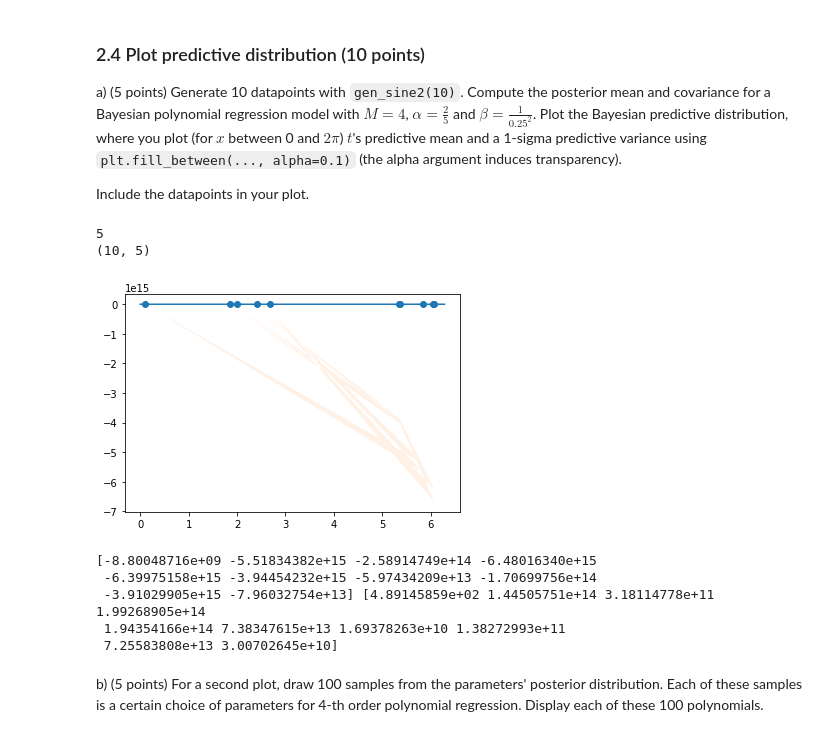
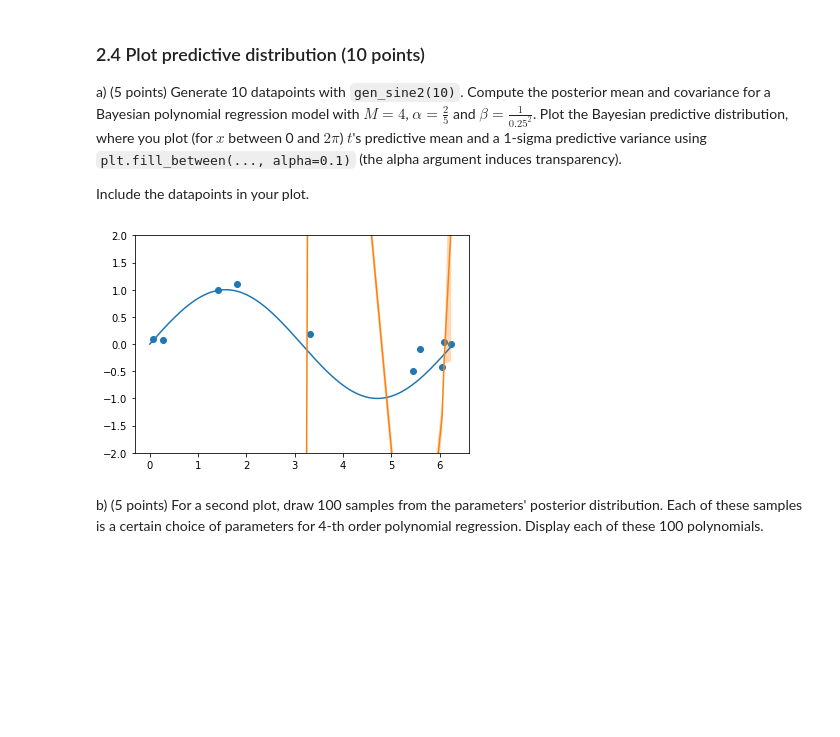
Before and after one commit to filipkny/MachineLearning1_UvA, a Jupyter notebook: lab1.ipynb, the cells around one changed output. Drawn from its saved outputs; the diff is of its cells as text; code cells hidden in the pictures; blank space fills up the shorter version.

```diff
--- a/lab1.ipynb
+++ b/lab1.ipynb
@@ -490,6 +490,7 @@ Write a function `gen_sine2(N)` that behaves identically to `gen_sine(N)` except
 variance = 0.25
 def gen_sine2(n):
     x = [random.uniform(0,2*np.pi) for _ in range(n)]
+    x.sort()
     t = []
     for x_ in x:
         mean = np.sin(x_)
@@ -523,7 +524,7 @@ Write a method `fit_polynomial_bayes(x, t, M, alpha, beta)` that returns the mea
 def fit_polynomial_bayes(x, t, M, alpha, beta):
     Phi = designmatrix(x, M)
     pseudo_inverse = np.dot(Phi.T, Phi)
-    S = (np.dot(alpha, np.eye(len(pseudo_inverse)))+ np.dot(beta, pseudo_inverse))
+    S = np.linalg.inv(np.dot(alpha, np.eye(len(pseudo_inverse)))+ np.dot(beta, pseudo_inverse))
     m = np.dot(beta, np.linalg.multi_dot([S, Phi.T, t]))
     return np.array(m).reshape((M+1,)), S, Phi
 
@@ -561,21 +562,17 @@ where $\phi(\bx)$ are the computed features for a new datapoint $\bx$, and $t$ i
 Write a function that `predict_polynomial_bayes(x, m, S, beta)` that returns the predictive mean, variance and design matrix $\bPhi$ given a new datapoint `x`, posterior mean `m`, posterior variance `S` and a choice of model variance `beta`.
 # %%
 def expand_phi(x, m):
-    return np.array([phi(x, m_) for m_ in range(0,m)])
+    return np.array([phi(x, m_) for m_ in range(0,m)]).T
 
 def predict_polynomial_bayes(x, m, S, beta):
 
     M = len(m)
 
 
-
     Phi = designmatrix(x, M-1)
 
+    sigma = np.array([(1.0/beta) + np.linalg.multi_dot([expand_phi(x_, M).T, S, expand_phi(x_, M)]) for x_ in x])
 
-
-
-
-    sigma = np.array([(1.0/beta) + np.linalg.multi_dot([expand_phi(x_, M).T, S, expand_phi(x_, M)]) for x_ in x])
 
     mean = np.array([np.dot(m.T, expand_phi(x_, M)) for x_ in x])
 
@@ -606,34 +600,33 @@ Plot the Bayesian predictive distribution, where you plot (for $x$ between 0 and
 Include the datapoints in your plot.
 # %%
 xs , t = gen_sine2(10)
-M = 4
+M = 25
 alpha  = (2.0/5.0)
 beta = (1/(1/4)**2)
+m, S, _ = fit_polynomial_bayes(xs, t, M, alpha, beta)
 
-m, S, _ = fit_polynomial_bayes(xs, t, M, alpha, beta)
+# print(m)
 
 final_mean, final_sigma, _ = predict_polynomial_bayes(xs, m, S, beta )
 
-upper = final_mean + final_sigma
-lower = final_mean - final_sigma
+upper = np.array(final_mean + final_sigma)
+lower = np.array(final_mean - final_sigma)
+
+bols = [upper[i] > lower[i] for i in range(len(upper))]
+
 
 lots_of_points = np.linspace(0, 2*np.pi, 10000)
 plt.plot(lots_of_points, np.sin( lots_of_points))
 plt.scatter(xs, t)
-plt.fill_between(xs, lower, upper,  alpha=0.1)
+plt.plot(xs, final_mean)
+axes = plt.gca()
+# axes.set_xlim([xmin,xmax])
+axes.set_ylim([-2,2])
+plt.fill_between(xs, lower, upper, alpha = 0.3, interpolate = True)
 
 plt.show()
-
-print(final_mean, final_sigma)
 # %% [output]
-5
-(10, 5)
-[figure, old version]
+[figure, new version]
-[-8.80048716e+09 -5.51834382e+15 -2.58914749e+14 -6.48016340e+15
- -6.39975158e+15 -3.94454232e+15 -5.97434209e+13 -1.70699756e+14
- -3.91029905e+15 -7.96032754e+13] [4.89145859e+02 1.44505751e+14 3.18114778e+11 1.99268905e+14
- 1.94354166e+14 7.38347615e+13 1.69378263e+10 1.38272993e+11
- 7.25583808e+13 3.00702645e+10]
 # %% [markdown]
 b) (5 points) For a second plot, draw 100 samples from the parameters' posterior distribution. Each of these samples is a certain choice of parameters for 4-th order polynomial regression.
 Display each of these 100 polynomials.
```
Also changed, not shown: parts of 1 cell of this notebook.
